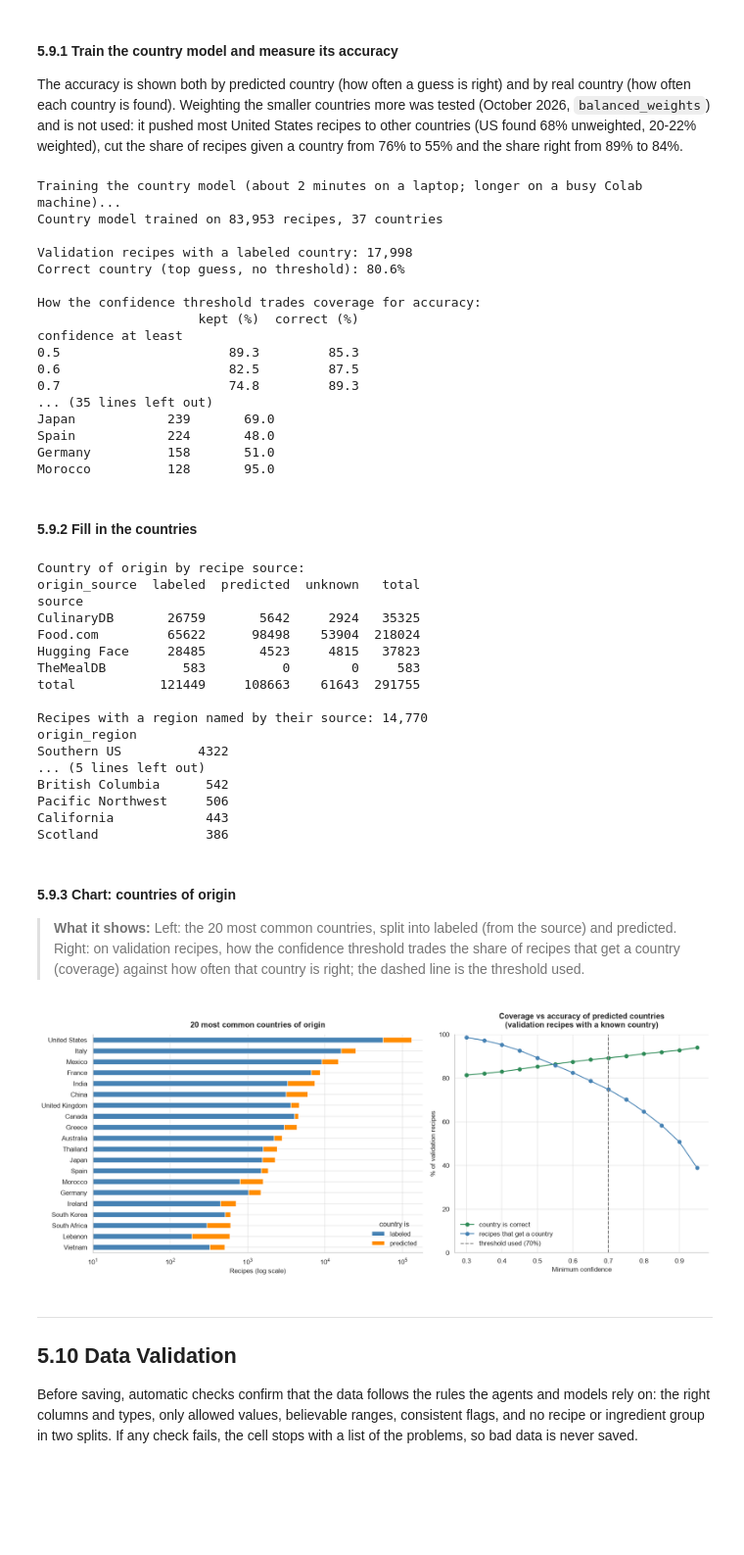
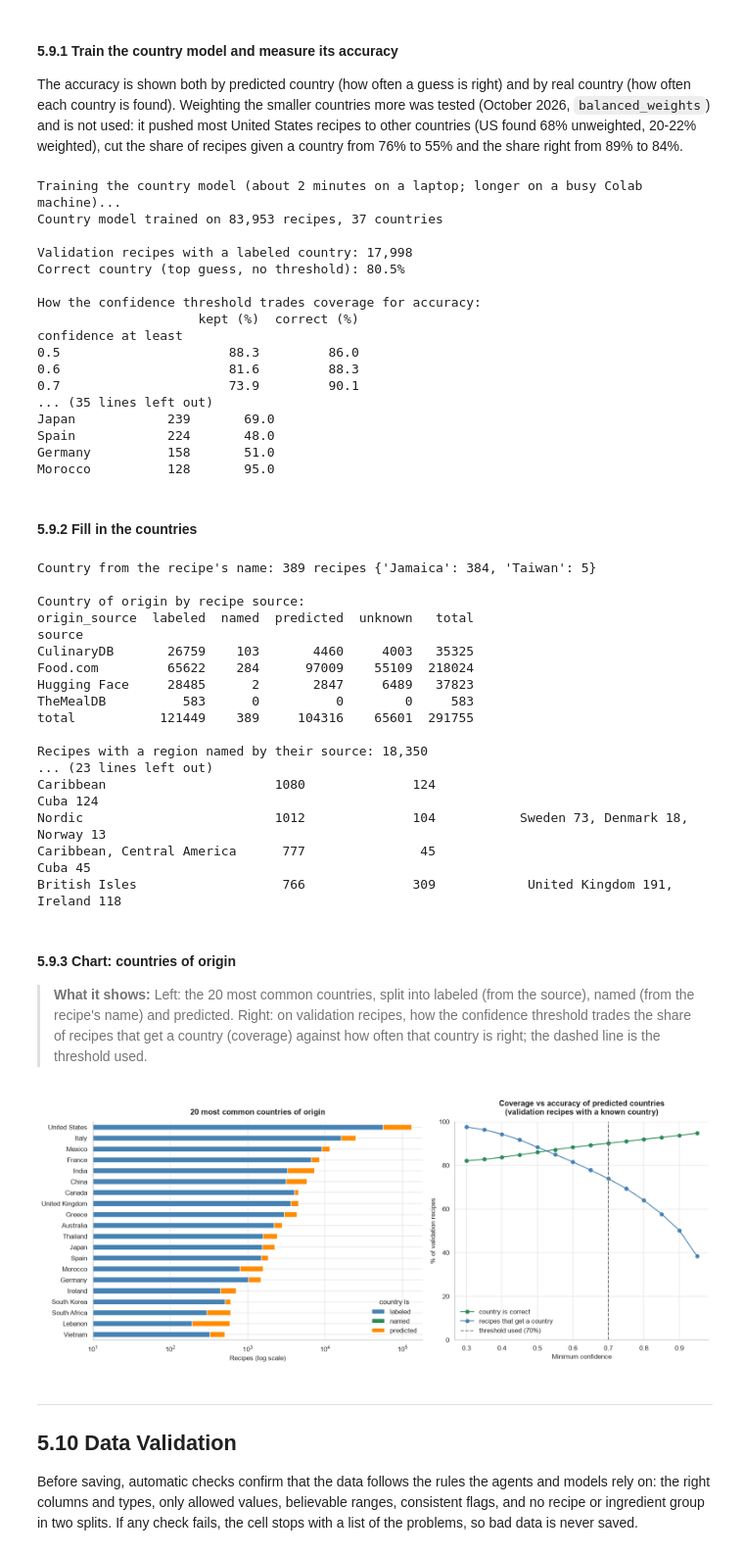
Before and after one commit to Chloe-Tu2/The-EverFlavor-AI, a Jupyter notebook: notebooks/01_data_acquisition_EverFlavor_V3.ipynb, the cells around one changed output. Shown at 98% size. Cells and saved outputs as stored; diff of their text form; code cells hidden in the pictures; blank space fills up the shorter version.

```diff
--- a/notebooks/01_data_acquisition_EverFlavor_V3.ipynb
+++ b/notebooks/01_data_acquisition_EverFlavor_V3.ipynb
@@ -2804,6 +2808,7 @@ The accuracy is shown both by predicted country (how often a guess is right) and
 # %%
 from sklearn.linear_model import LogisticRegression
 
+from everflavor.cuisine import area_mask, best_in_area
 from everflavor.features import results_by_group
 
 ORIGIN_MIN_EXAMPLES = 100     # countries with fewer labeled training recipes are not predicted
@@ -2833,7 +2838,9 @@ def predict_origin(rows):
     """Most likely country for each recipe and the model's confidence (0 to 1).
 
     Countries from a different cuisine family than the recipe's are ruled out;
-    recipes in 'Other' can get any country.
+    recipes in 'Other' can get any country. A broad label ("caribbean") keeps only
+    the countries of that area, without raising the confidence; with none of them
+    in the model the recipe gets "Unknown" (cuisine.best_in_area).
     """
     proba = origin_model.predict_proba(origin_features.transform(rows))
     country_family = COUNTRY_FAMILY.reindex(origin_model.classes_).to_numpy()
@@ -2841,7 +2848,7 @@ def predict_origin(rows):
     allowed = (recipe_family[:, None] == country_family[None, :]) | (recipe_family[:, None] == "Other")
     proba = proba * allowed
     proba = proba / np.clip(proba.sum(axis=1, keepdims=True), 1e-12, None)
-    return origin_model.classes_[proba.argmax(axis=1)], proba.max(axis=1)
+    return best_in_area(proba, origin_model.classes_, area_mask(rows["cuisine_raw"], origin_model.classes_))
 
 
 # ---------------------------------------------------------------
@@ -2878,14 +2885,14 @@ Training the country model (about 2 minutes on a laptop; longer on a busy Colab
 Country model trained on 83,953 recipes, 37 countries
 
 Validation recipes with a labeled country: 17,998
-Correct country (top guess, no threshold): 80.6%
+Correct country (top guess, no threshold): 80.5%
 
 How the confidence threshold trades coverage for accuracy:
                      kept (%)  correct (%)
 confidence at least
-0.5                      89.3         85.3
-0.6                      82.5         87.5
-0.7                      74.8         89.3
+0.5                      88.3         86.0
+0.6                      81.6         88.3
+0.7                      73.9         90.1
 ... (35 lines left out)
 Japan            239       69.0
 Spain            224       48.0
@@ -2894,8 +2901,19 @@ Morocco          128       95.0
 # %% [markdown]
 #### 5.9.2 Fill in the countries
 # %%
+from everflavor.cuisine import origin_areas, origin_from_name
+
 df_all["origin_source"] = np.where(df_all["origin_country"] != "Unknown", "labeled", "unknown")
 df_all["origin_confidence"] = np.nan
+
+# Names that say the country ("jamaican jerk chicken"), only where the sources name none
+no_label = df_all.index[df_all["origin_source"] == "unknown"]
+named = pd.Series([origin_from_name(name, labels) for name, labels in
+                   zip(df_all.loc[no_label, "recipe_name"], df_all.loc[no_label, "cuisine_raw"])], index=no_label)
+named = named[named != "Unknown"]
+df_all.loc[named.index, "origin_country"] = named
+df_all.loc[named.index, "origin_source"] = "named"
+print(f"Country from the recipe's name: {len(named):,} recipes", named.value_counts().to_dict())
 
 to_predict = df_all[df_all["origin_source"] == "unknown"]
 predicted_country, predicted_confidence = predict_origin(to_predict)
@@ -2908,62 +2926,73 @@ df_all.loc[filled, "origin_confidence"] = predicted_confidence[confident].round(
 # The splits are separate tables: rebuild them so they include the countries
 train_df, val_df, test_df = split_tables(df_all)
 
-print("Country of origin by recipe source:")
+print("\nCountry of origin by recipe source:")
 print(by_source(df_all, "origin_source").to_string())
 print(f"\nRecipes with a region named by their source: {df_all['origin_region'].notna().sum():,}")
 print(df_all["origin_region"].value_counts().head(10).to_string())
+
+# Recipes with only a broad label: how many got a country inside their area
+area = to_predict["cuisine_raw"].apply(lambda raw: ", ".join(origin_areas(raw)))
+area = area[area != ""]
+area_result = df_all.loc[area.index, "origin_country"]
+area_table = pd.DataFrame({"area": area, "country": area_result}).groupby("area")["country"].agg(
+    recipes="size",
+    given_a_country=lambda s: int((s != "Unknown").sum()),
+    most_common=lambda s: ", ".join(f"{c} {n}" for c, n in s[s != "Unknown"].value_counts().head(3).items()))
+print("\nRecipes with only a broad label (the 12 largest areas): the country stays inside the area")
+print(area_table.sort_values("recipes", ascending=False).head(12).to_string())
 # %% [output]
+Country from the recipe's name: 389 recipes {'Jamaica': 384, 'Taiwan': 5}
+
 Country of origin by recipe source:
-origin_source  labeled  predicted  unknown   total
+origin_source  labeled  named  predicted  unknown   total
 source
-CulinaryDB       26759       5642     2924   35325
-Food.com         65622      98498    53904  218024
-Hugging Face     28485       4523     4815   37823
-TheMealDB          583          0        0     583
-total           121449     108663    61643  291755
+CulinaryDB       26759    103       4460     4003   35325
+Food.com         65622    284      97009    55109  218024
+Hugging Face     28485      2       2847     6489   37823
+TheMealDB          583      0          0        0     583
+total           121449    389     104316    65601  291755
 
-Recipes with a region named by their source: 14,770
-origin_region
-Southern US          4322
-... (5 lines left out)
-British Columbia      542
-Pacific Northwest     506
-California            443
-Scotland              386
+Recipes with a region named by their source: 18,350
+... (23 lines left out)
+Caribbean                      1080              124                                   Cuba 124
+Nordic                         1012              104           Sweden 73, Denmark 18, Norway 13
+Caribbean, Central America      777               45                                    Cuba 45
+British Isles                   766              309            United Kingdom 191, Ireland 118
 # %% [markdown]
 #### 5.9.3 Chart: countries of origin
 
-> **What it shows:** Left: the 20 most common countries, split into labeled (from the source) and predicted. Right: on validation recipes, how the confidence threshold trades the share of recipes that get a country (coverage) against how often that country is right; the dashed line is the threshold used.
+> **What it shows:** Left: the 20 most common countries, split into labeled (from the source), named (from the recipe's name) and predicted. Right: on validation recipes, how the confidence threshold trades the share of recipes that get a country (coverage) against how often that country is right; the dashed line is the threshold used.
 # %%
 fig, axes = plt.subplots(1, 2, figsize=(16, 6.5), gridspec_kw={"width_ratios": [1.3, 1]})
 
 known_origin = df_all[df_all["origin_source"] != "unknown"]
 top_countries = known_origin["origin_country"].value_counts().head(20).index
 by_country = (pd.crosstab(known_origin["origin_country"], known_origin["origin_source"])
-              .reindex(index=top_countries, columns=["labeled", "predicted"], fill_value=0))
-by_country.plot.barh(stacked=True, ax=axes[0], color=["steelblue", "darkorange"])
+              .reindex(index=top_countries, columns=["labeled", "named", "predicted"], fill_value=0))
+by_country.plot.barh(stacked=True, ax=axes[0], color=["steelblue", "seagreen", "darkorange"])
 axes[0].invert_yaxis()
 axes[0].set_xscale("log")   # the United States is far larger than the rest
 axes[0].set_xlim(left=10)   # so small labeled bars stay visible
 axes[0].set_xlabel("Recipes (log scale)")
 axes[0].set_ylabel("")
 axes[0].legend(title="country is", loc="lower right")
 axes[0].set_title("20 most common countries of origin")
 
 axes[1].plot(origin_threshold_table.index, origin_threshold_table["correct (%)"], marker="o",
              color="seagreen", label="country is correct")
 axes[1].plot(origin_threshold_table.index, origin_threshold_table["kept (%)"], marker="o",
              color="steelblue", label="recipes that get a country")
 axes[1].axvline(ORIGIN_MIN_CONFIDENCE, ls="--", color="gray", label=f"threshold used ({ORIGIN_MIN_CONFIDENCE:.0%})")
 axes[1].set_ylim(0, 100)
 axes[1].set_xlabel("Minimum confidence")
 axes[1].set_ylabel("% of validation recipes")
 axes[1].legend(loc="lower left")
 axes[1].set_title("Coverage vs accuracy of predicted countries\n(validation recipes with a known country)")
 
 show_figure(fig, "19_origin_countries")
 # %% [output]
-[figure, old version]
+[figure, new version]
 # %% [markdown]
 ---
 
```
Also changed, not shown: parts of 15 cells of this notebook, 7 other files.
